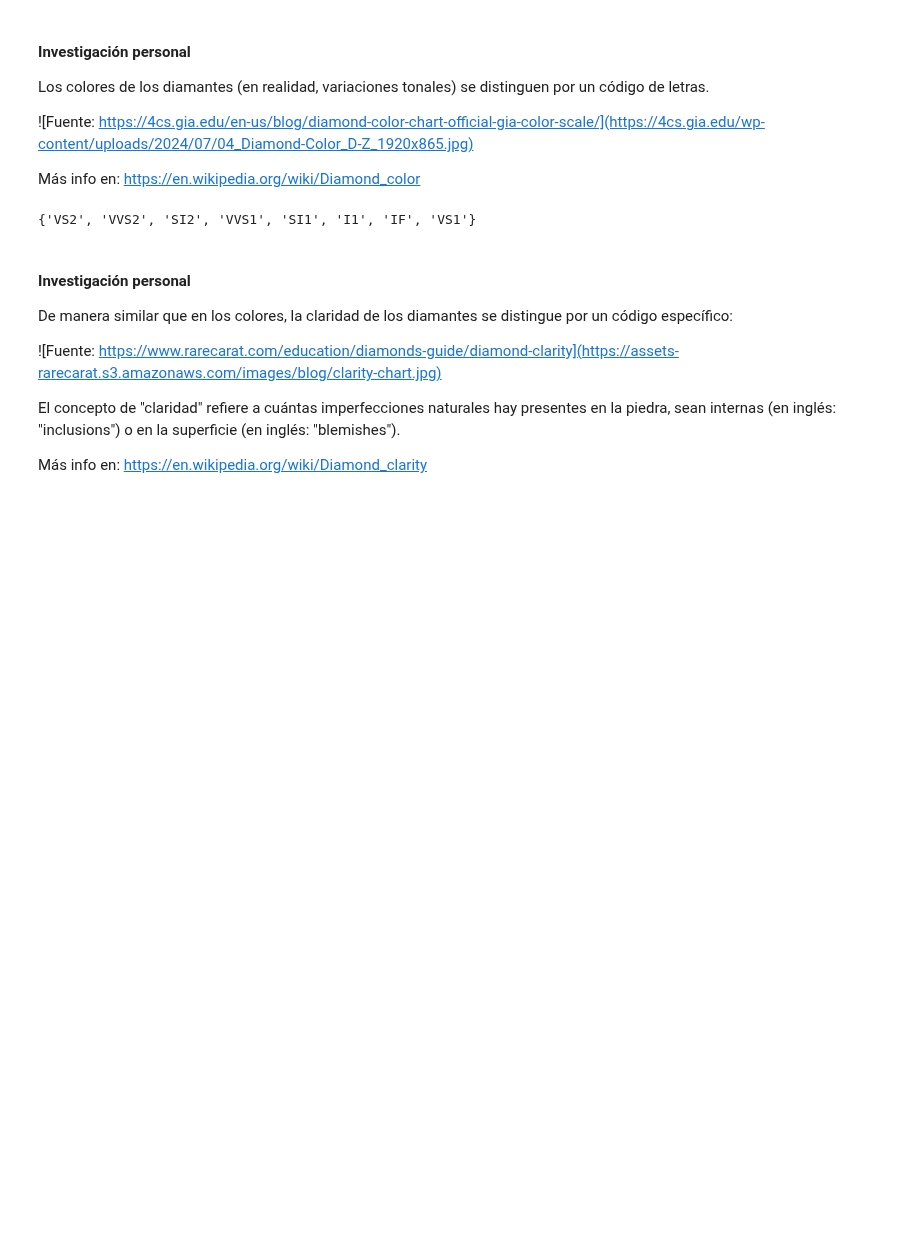
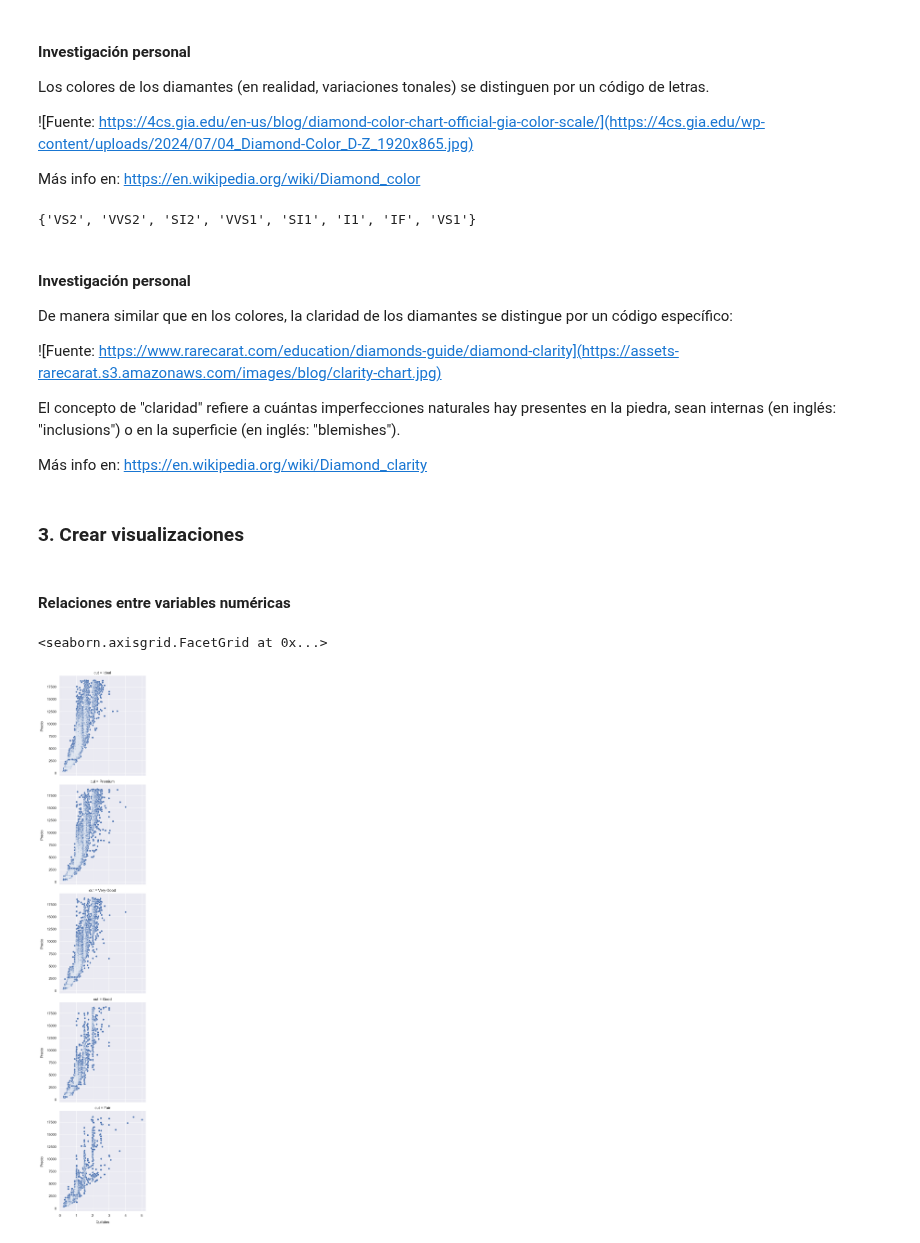
Before and after one commit to frgonzalezb/Udemy_Python_Total_DS_ML, a Jupyter notebook: 10_Seaborn/Proyecto/Proyecto del Día 10 - Dashboard de un Análisis Exploratorio de Datos con Seaborn.ipynb, the cells around one changed output. Drawn from its saved outputs; the diff is of its cells as text; code cells hidden in the pictures; blank space fills up the shorter version.

Commit message:
Crear visualizaciones: Relaciones entre variables numéricas

```diff
--- a/10_Seaborn/Proyecto/Proyecto del Día 10 - Dashboard de un Análisis Exploratorio de Datos con Seaborn.ipynb
+++ b/10_Seaborn/Proyecto/Proyecto del Día 10 - Dashboard de un Análisis Exploratorio de Datos con Seaborn.ipynb
@@ -122,3 +122,29 @@ De manera similar que en los colores, la claridad de los diamantes se distingue
 El concepto de "claridad" refiere a cuántas imperfecciones naturales hay presentes en la piedra, sean internas (en inglés: "inclusions") o en la superficie (en inglés: "blemishes").
 
 Más info en: https://en.wikipedia.org/wiki/Diamond_clarity
+# %% [markdown]
+### 3. Crear visualizaciones
+# %%
+# Establecer tema de Seaborn
+sns.set_theme(
+    style='darkgrid',
+)
+# %% [markdown]
+#### Relaciones entre variables numéricas
+# %%
+# Relación entre peso en quilates vs. precio
+carat_vs_price: sns.FacetGrid = sns.relplot(
+    data=df,
+    x='carat',
+    y='price',
+    row='cut'
+)
+
+carat_vs_price.set_axis_labels(
+    'Quilates',
+    'Precio',
+    labelpad=10
+)
+# %% [output]
+<seaborn.axisgrid.FacetGrid at 0x...>
+[figure, added]
```
